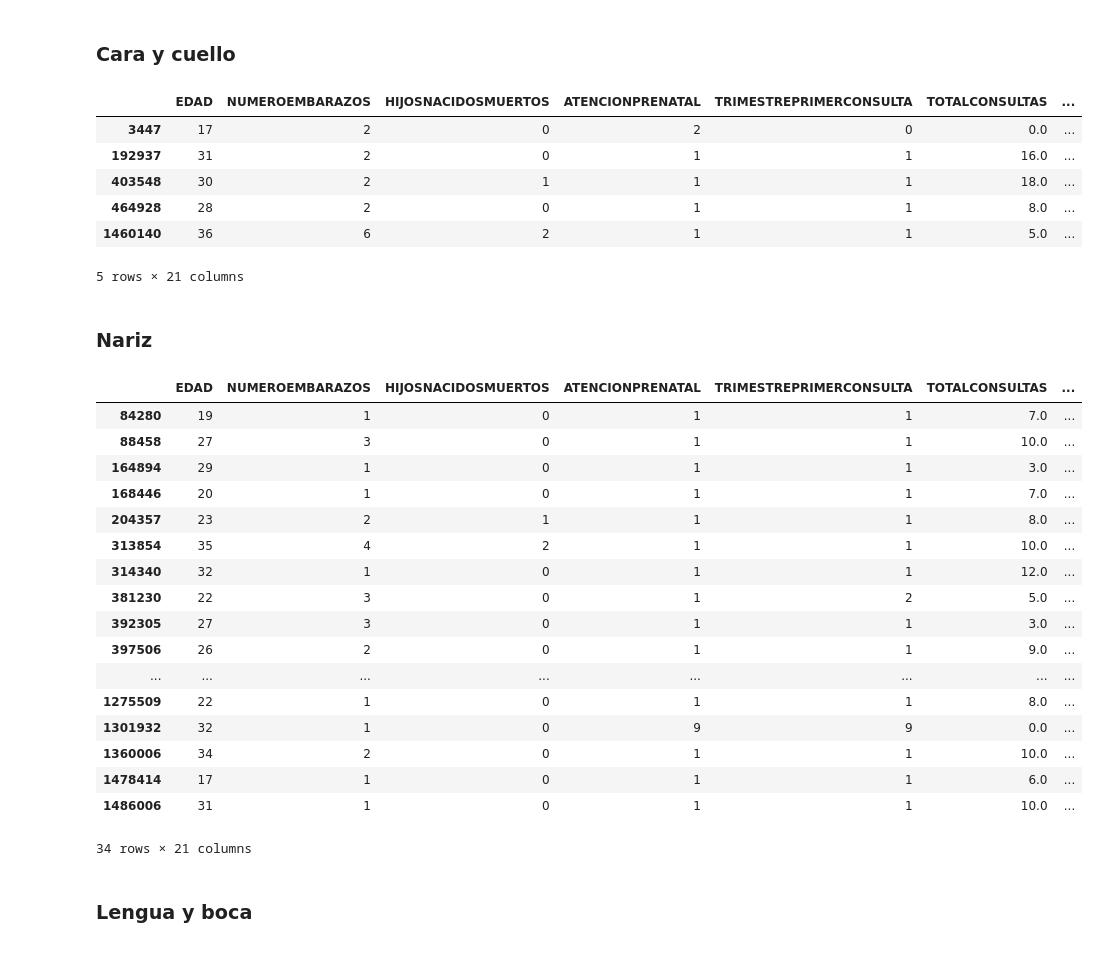
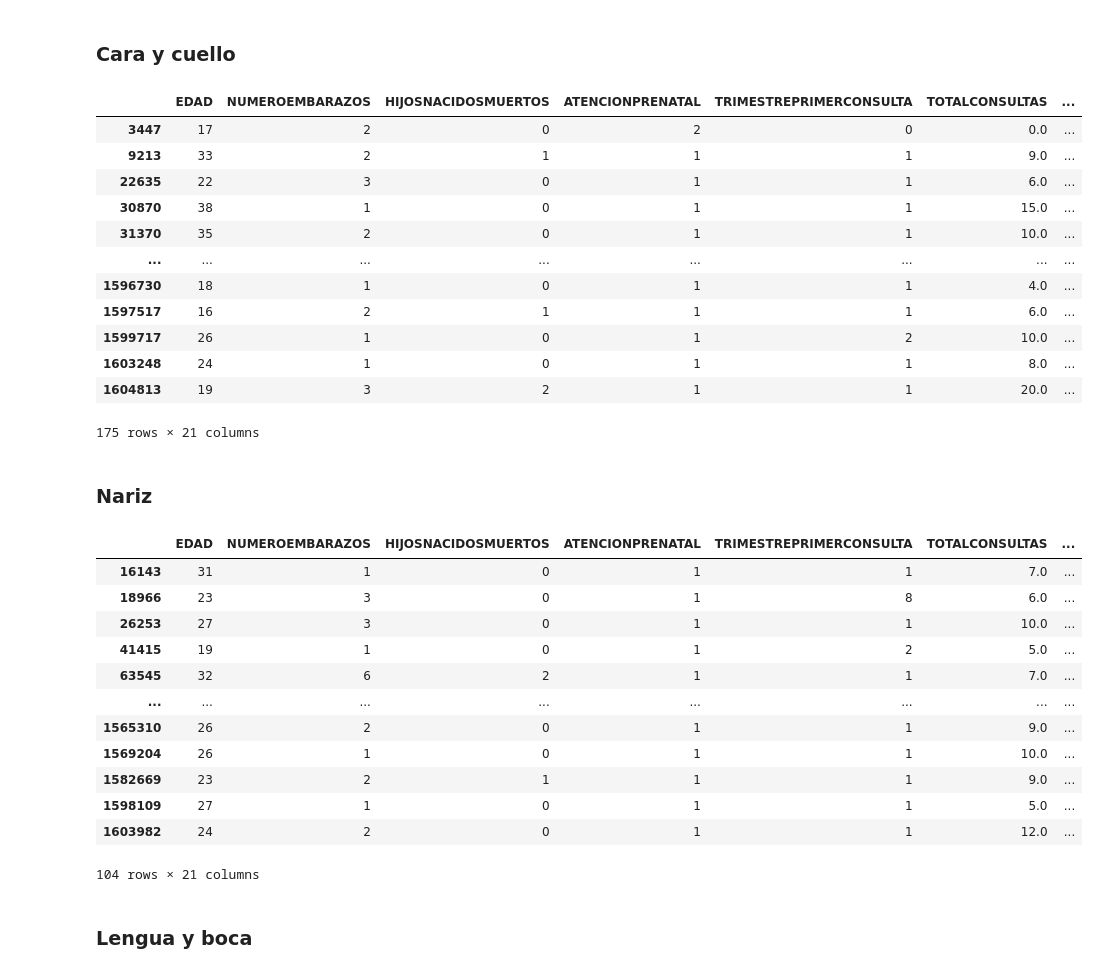
Before and after one commit to tlacloc/analisis-defunciones-nacimientos-2022, a Jupyter notebook: Analisis_Nacimientos.ipynb, the cells around one changed output. Saved outputs shown, nothing was run; the diff lists cells and outputs as text; code cells hidden in the pictures.

```diff
--- a/Analisis_Nacimientos.ipynb
+++ b/Analisis_Nacimientos.ipynb
@@ -148,4 +167,12 @@ df.head(10)
 10 rows × 21 columns
 # %% [markdown]
 Variable: presencia o ausencia de Malformaciones Craneofaciales MCF
+# %%
+def update_codes(base_array):
+  new_codes = []
+  for value in base_array:
+    for i in range(0, 10):
+      new_codes.append(value[:-1] + str(i))
+
+  return new_codes
 # %%
@@ -228,45 +250,46 @@ anomalias_oido_df
 ### Cara y cuello
 # %%
 # Valores par cara y cuello
-codigos_cara_cuello = ['Q180']
+codigos_cara_cuello = update_codes(['Q180'])
 anomalias_cara_cuello = df['CODIGOCIEANOMALIA1'].isin(codigos_cara_cuello) | df['CODIGOCIEANOMALIA2'].isin(codigos_cara_cuello)
 anomalias_cara_cuello_df = df[anomalias_cara_cuello]
 anomalias_cara_cuello_df
 # %% [output]
 |  | EDAD | NUMEROEMBARAZOS | HIJOSNACIDOSMUERTOS | ATENCIONPRENATAL | TRIMESTREPRIMERCONSULTA | TOTALCONSULTAS | ... |
 | 3447 | 17 | 2 | 0 | 2 | 0 | 0.0 | ... |
-| 192937 | 31 | 2 | 0 | 1 | 1 | 16.0 | ... |
-| 403548 | 30 | 2 | 1 | 1 | 1 | 18.0 | ... |
-| 464928 | 28 | 2 | 0 | 1 | 1 | 8.0 | ... |
-| 1460140 | 36 | 6 | 2 | 1 | 1 | 5.0 | ... |
+| 9213 | 33 | 2 | 1 | 1 | 1 | 9.0 | ... |
+| 22635 | 22 | 3 | 0 | 1 | 1 | 6.0 | ... |
+| 30870 | 38 | 1 | 0 | 1 | 1 | 15.0 | ... |
+| 31370 | 35 | 2 | 0 | 1 | 1 | 10.0 | ... |
+| ... | ... | ... | ... | ... | ... | ... | ... |
+| 1596730 | 18 | 1 | 0 | 1 | 1 | 4.0 | ... |
+| 1597517 | 16 | 2 | 1 | 1 | 1 | 6.0 | ... |
+| 1599717 | 26 | 1 | 0 | 1 | 2 | 10.0 | ... |
+| 1603248 | 24 | 1 | 0 | 1 | 1 | 8.0 | ... |
+| 1604813 | 19 | 3 | 2 | 1 | 1 | 20.0 | ... |
-5 rows × 21 columns
+175 rows × 21 columns
 # %% [markdown]
 ### Nariz
 # %%
 # Valores para nariz
-codigos_nariz = ['Q300']
+codigos_nariz = update_codes(['Q300'])
 anomalias_nariz = df['CODIGOCIEANOMALIA1'].isin(codigos_nariz) | df['CODIGOCIEANOMALIA2'].isin(codigos_nariz)
 anomalias_nariz_df = df[anomalias_nariz]
 anomalias_nariz_df
 # %% [output]
 |  | EDAD | NUMEROEMBARAZOS | HIJOSNACIDOSMUERTOS | ATENCIONPRENATAL | TRIMESTREPRIMERCONSULTA | TOTALCONSULTAS | ... |
-| 84280 | 19 | 1 | 0 | 1 | 1 | 7.0 | ... |
-| 88458 | 27 | 3 | 0 | 1 | 1 | 10.0 | ... |
-| 164894 | 29 | 1 | 0 | 1 | 1 | 3.0 | ... |
-| 168446 | 20 | 1 | 0 | 1 | 1 | 7.0 | ... |
-| 204357 | 23 | 2 | 1 | 1 | 1 | 8.0 | ... |
-| 313854 | 35 | 4 | 2 | 1 | 1 | 10.0 | ... |
-| 314340 | 32 | 1 | 0 | 1 | 1 | 12.0 | ... |
-| 381230 | 22 | 3 | 0 | 1 | 2 | 5.0 | ... |
-| 392305 | 27 | 3 | 0 | 1 | 1 | 3.0 | ... |
-| 397506 | 26 | 2 | 0 | 1 | 1 | 9.0 | ... |
+| 16143 | 31 | 1 | 0 | 1 | 1 | 7.0 | ... |
+| 18966 | 23 | 3 | 0 | 1 | 8 | 6.0 | ... |
+| 26253 | 27 | 3 | 0 | 1 | 1 | 10.0 | ... |
+| 41415 | 19 | 1 | 0 | 1 | 2 | 5.0 | ... |
+| 63545 | 32 | 6 | 2 | 1 | 1 | 7.0 | ... |
 | ... | ... | ... | ... | ... | ... | ... | ... |
-| 1275509 | 22 | 1 | 0 | 1 | 1 | 8.0 | ... |
-| 1301932 | 32 | 1 | 0 | 9 | 9 | 0.0 | ... |
-| 1360006 | 34 | 2 | 0 | 1 | 1 | 10.0 | ... |
-| 1478414 | 17 | 1 | 0 | 1 | 1 | 6.0 | ... |
-| 1486006 | 31 | 1 | 0 | 1 | 1 | 10.0 | ... |
+| 1565310 | 26 | 2 | 0 | 1 | 1 | 9.0 | ... |
+| 1569204 | 26 | 1 | 0 | 1 | 1 | 10.0 | ... |
+| 1582669 | 23 | 2 | 1 | 1 | 1 | 9.0 | ... |
+| 1598109 | 27 | 1 | 0 | 1 | 1 | 5.0 | ... |
+| 1603982 | 24 | 2 | 0 | 1 | 1 | 12.0 | ... |
-34 rows × 21 columns
+104 rows × 21 columns
 # %% [markdown]
 ### Lengua y boca
 # %%
```
Also changed, not shown: parts of 9 cells of this notebook.
